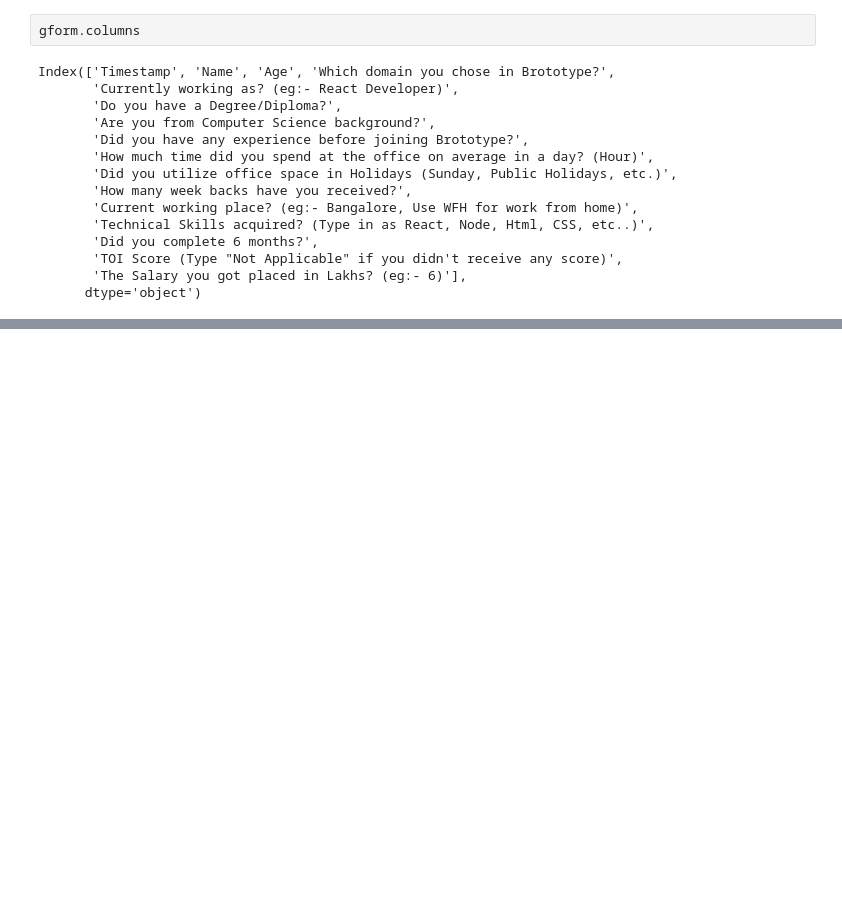
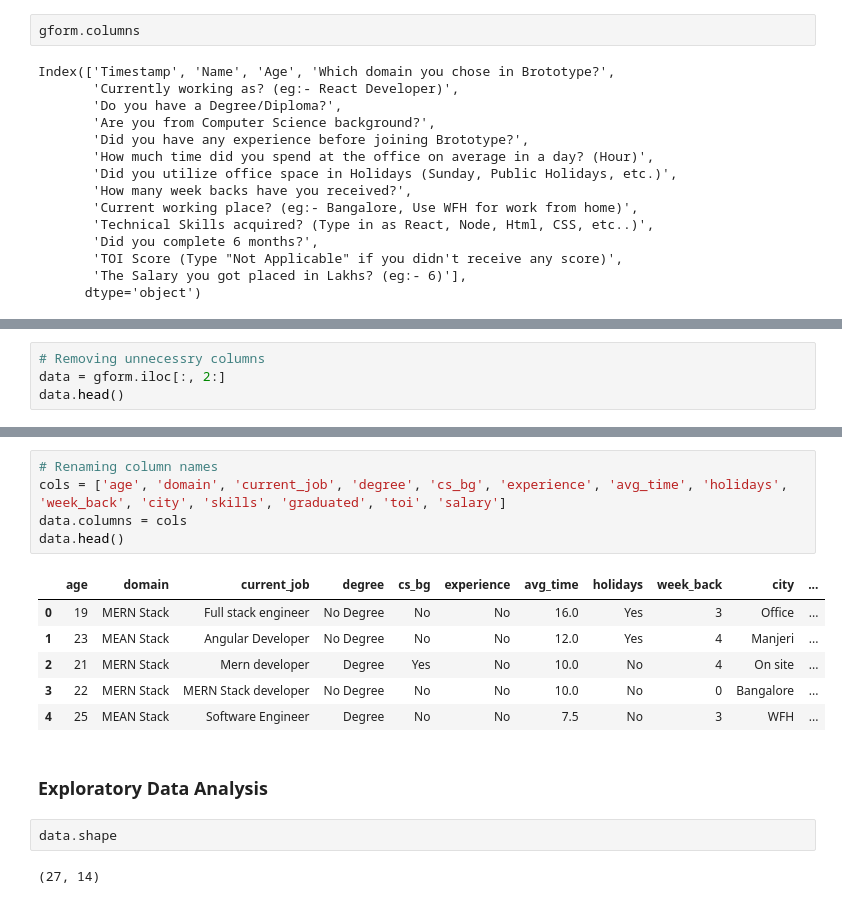
Before and after one commit to mubarakmayyeri/worth-machine-learning, a Jupyter notebook: data_collection/data_collection.ipynb, the cells around one changed output, grey strips where cells are left out. Saved outputs shown, nothing was run; the diff lists cells and outputs as text; blank space fills up the shorter version.

Commit message:
data quality check

```diff
--- a/data_collection/data_collection.ipynb
+++ b/data_collection/data_collection.ipynb
@@ -34,0 +41,4 @@ Index(['Timestamp', 'Name', 'Age', 'Which domain you chose in Brototype?',
+# %%
+# Removing unnecessry columns
+data = gform.iloc[:, 2:]
+data.head()
@@ -34,0 +69,18 @@ Index(['Timestamp', 'Name', 'Age', 'Which domain you chose in Brototype?',
+# %%
+# Renaming column names
+cols = ['age', 'domain', 'current_job', 'degree', 'cs_bg', 'experience', 'avg_time', 'holidays', 'week_back', 'city', 'skills', 'graduated', 'toi', 'salary']
+data.columns = cols
+data.head()
+# %% [output]
+|  | age | domain | current_job | degree | cs_bg | experience | avg_time | holidays | week_back | city | ... |
+| 0 | 19 | MERN Stack | Full stack engineer | No Degree | No | No | 16.0 | Yes | 3 | Office | ... |
+| 1 | 23 | MEAN Stack | Angular Developer | No Degree | No | No | 12.0 | Yes | 4 | Manjeri | ... |
+| 2 | 21 | MERN Stack | Mern developer | Degree | Yes | No | 10.0 | No | 4 | On site | ... |
+| 3 | 22 | MERN Stack | MERN Stack developer | No Degree | No | No | 10.0 | No | 0 | Bangalore | ... |
+| 4 | 25 | MEAN Stack | Software Engineer | Degree | No | No | 7.5 | No | 3 | WFH | ... |
+# %% [markdown]
+### Exploratory Data Analysis
+# %%
+data.shape
+# %% [output]
+(27, 14)
```
Also changed, not shown: parts of 14 cells of this notebook.
